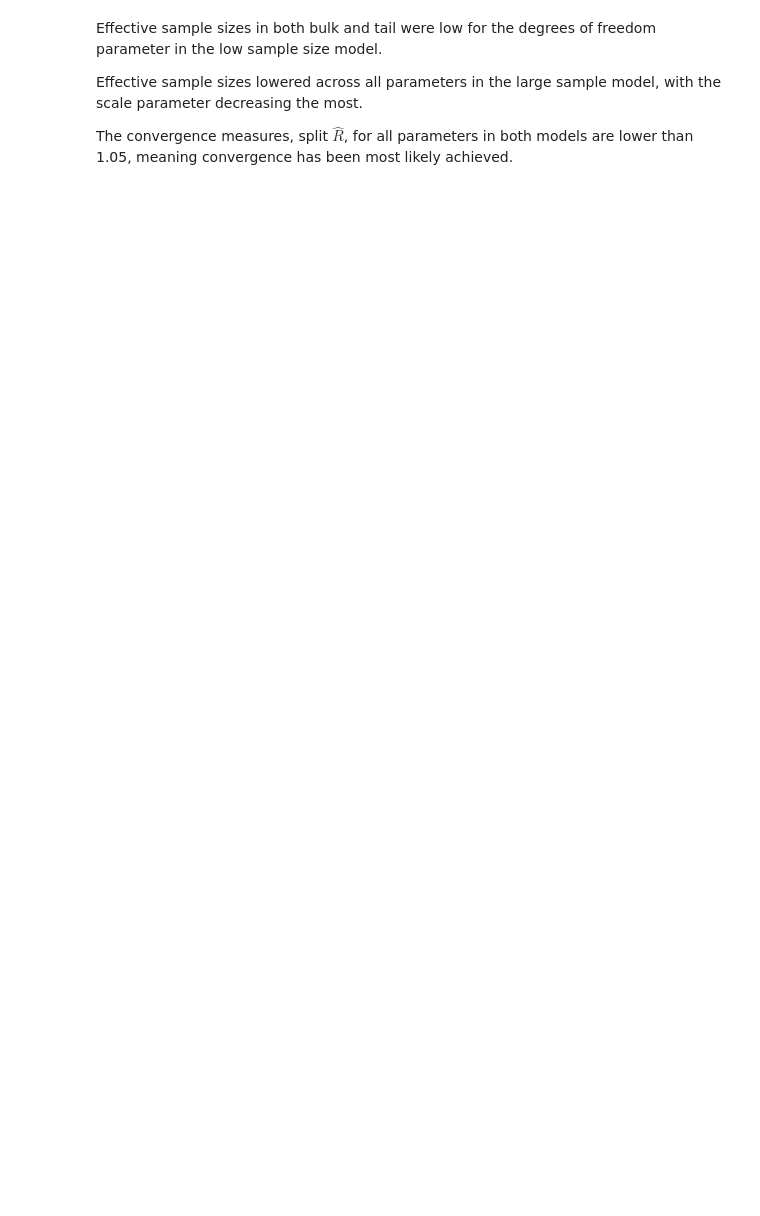
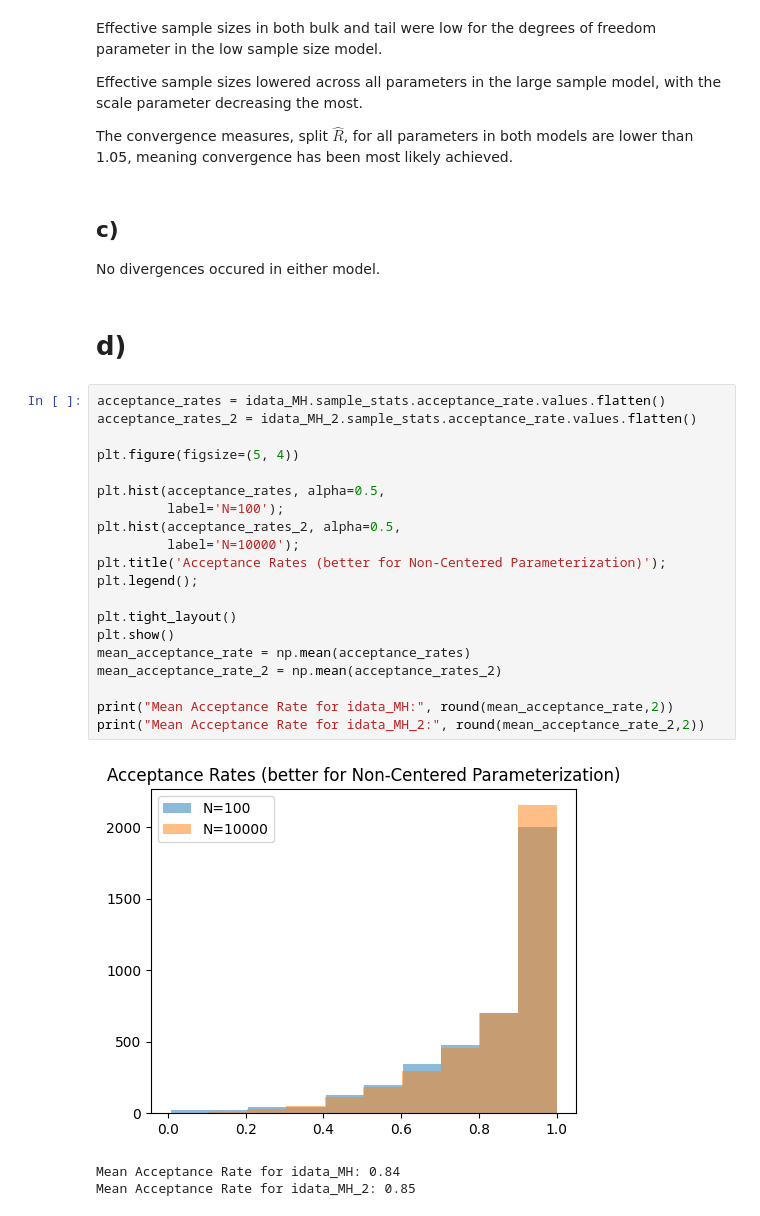
Before and after one commit to MatthewPronyshyn/STA365, a Jupyter notebook: Homework4.ipynb, the cells around one changed output. Drawn from its saved outputs; the diff is of its cells as text; blank space fills up the shorter version.

```diff
--- a/Homework4.ipynb
+++ b/Homework4.ipynb
@@ -122,3 +128,32 @@ Effective sample sizes in both bulk and tail were low for the degrees of freedom
 Effective sample sizes lowered across all parameters in the large sample model, with the scale parameter decreasing the most.
 
 The convergence measures, split $\hat{R}$, for all parameters in both models are lower than 1.05, meaning convergence has been most likely achieved.
+# %% [markdown]
+## c)
+
+No divergences occured in either model.
+# %% [markdown]
+# d)
+# %%
+acceptance_rates = idata_MH.sample_stats.acceptance_rate.values.flatten()
+acceptance_rates_2 = idata_MH_2.sample_stats.acceptance_rate.values.flatten()
+
+plt.figure(figsize=(5, 4))
+
+plt.hist(acceptance_rates, alpha=0.5,
+         label='N=100');
+plt.hist(acceptance_rates_2, alpha=0.5,
+         label='N=10000');
+plt.title('Acceptance Rates (better for Non-Centered Parameterization)'); plt.legend();
+
+plt.tight_layout()
+plt.show()
+mean_acceptance_rate = np.mean(acceptance_rates)
+mean_acceptance_rate_2 = np.mean(acceptance_rates_2)
+
+print("Mean Acceptance Rate for idata_MH:", round(mean_acceptance_rate,2))
+print("Mean Acceptance Rate for idata_MH_2:", round(mean_acceptance_rate_2,2))
+# %% [output]
+[figure, added]
+Mean Acceptance Rate for idata_MH: 0.84
+Mean Acceptance Rate for idata_MH_2: 0.85
```
Also changed, not shown: parts of 11 cells of this notebook.
